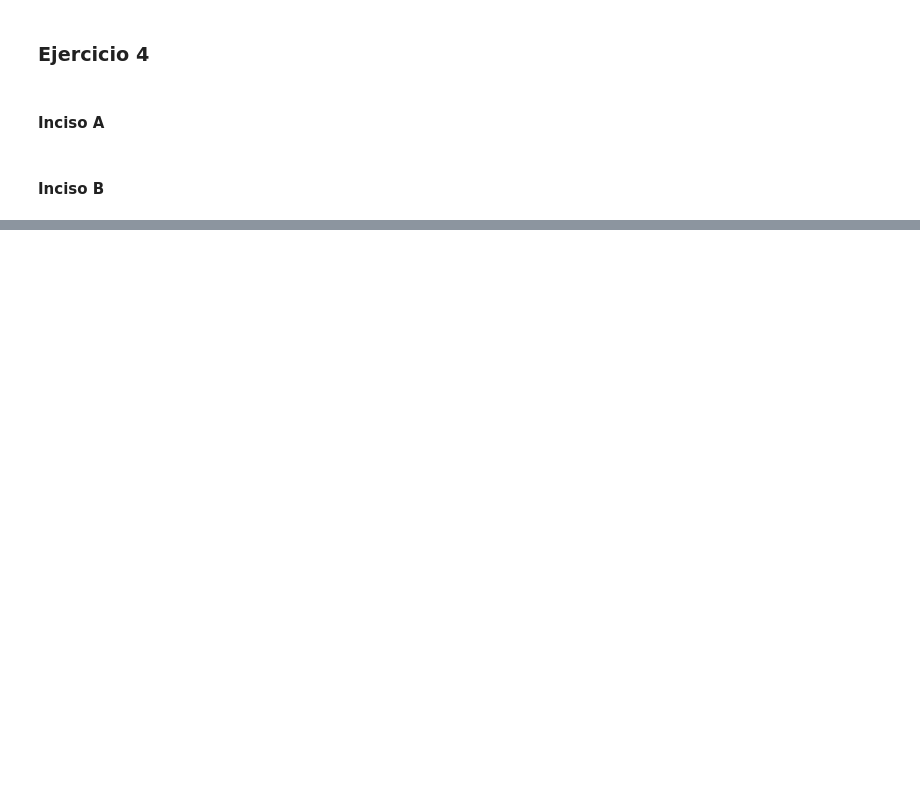
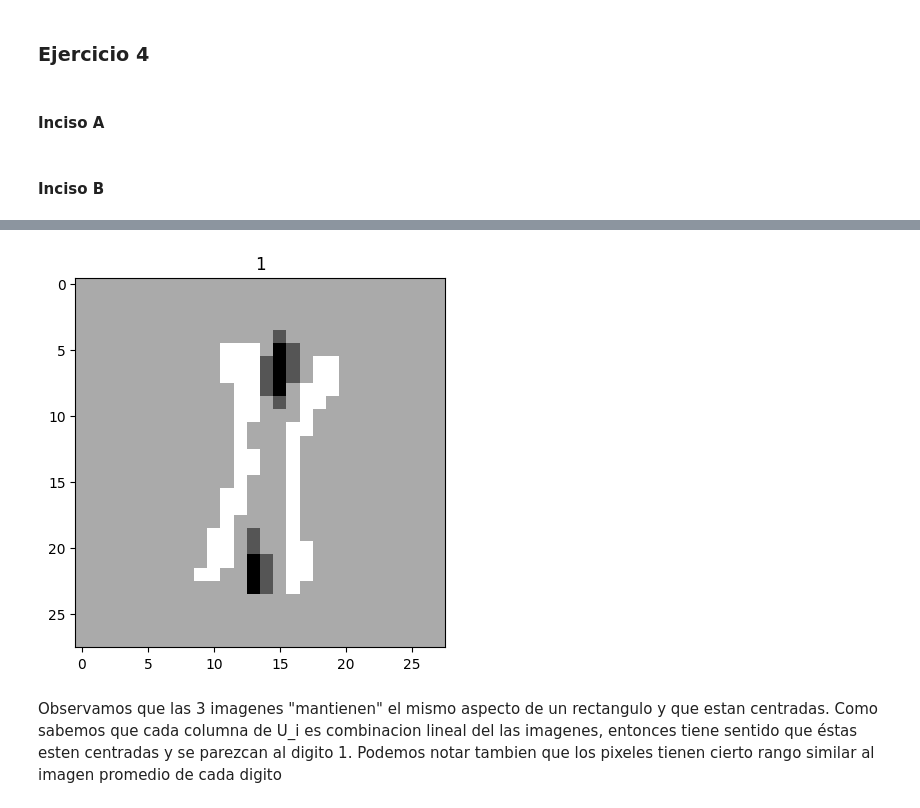
Before and after one commit to arielbakal/AlgebraLinealComputacional_UBA_FCEN, a Jupyter notebook: TP2/TP2.ipynb, the cells around one changed output, grey strips where cells are left out. Cells and saved outputs as stored; diff of their text form; code cells hidden in the pictures; blank space fills up the shorter version.

```diff
--- a/TP2/TP2.ipynb
+++ b/TP2/TP2.ipynb
@@ -341,0 +357,13 @@ KeyboardInterrupt:
+# %%
+U_t = np.transpose(U_i) * 15
+
+primer_columna = U_t[2].tolist()
+
+matriz = vector_a_matriz(primer_columna)
+
+grafico_matriz(matriz, 1)
+# %% [output]
+[figure, added]
+# %% [markdown]
+Observamos que las 3 imagenes "mantienen" el mismo aspecto de un rectangulo y que estan centradas.
+Como sabemos que cada columna de U_i es combinacion lineal del las imagenes, entonces tiene sentido que éstas esten centradas y se parezcan al digito 1. Podemos notar tambien que los pixeles tienen cierto rango similar al imagen promedio de cada digito
```
Also changed, not shown: parts of 9 cells of this notebook.
